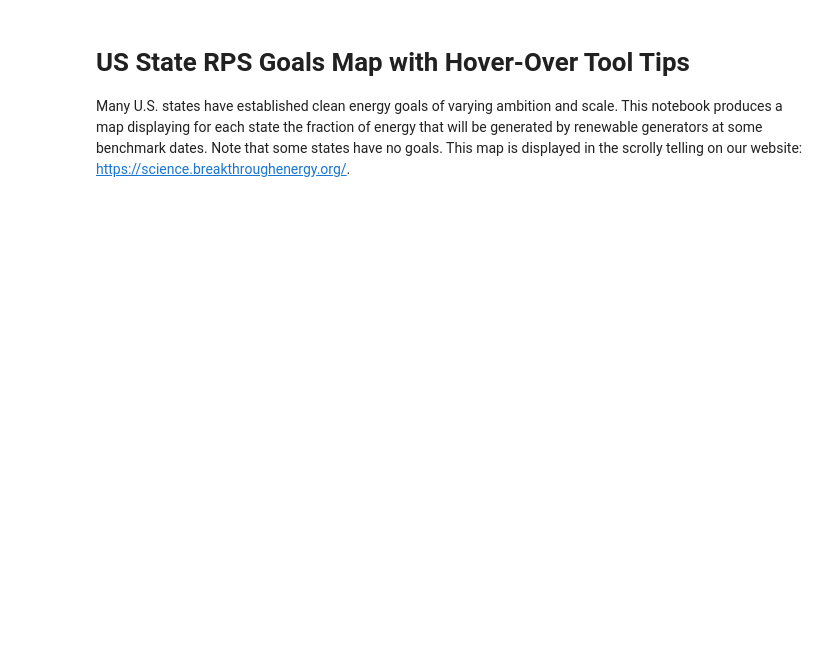
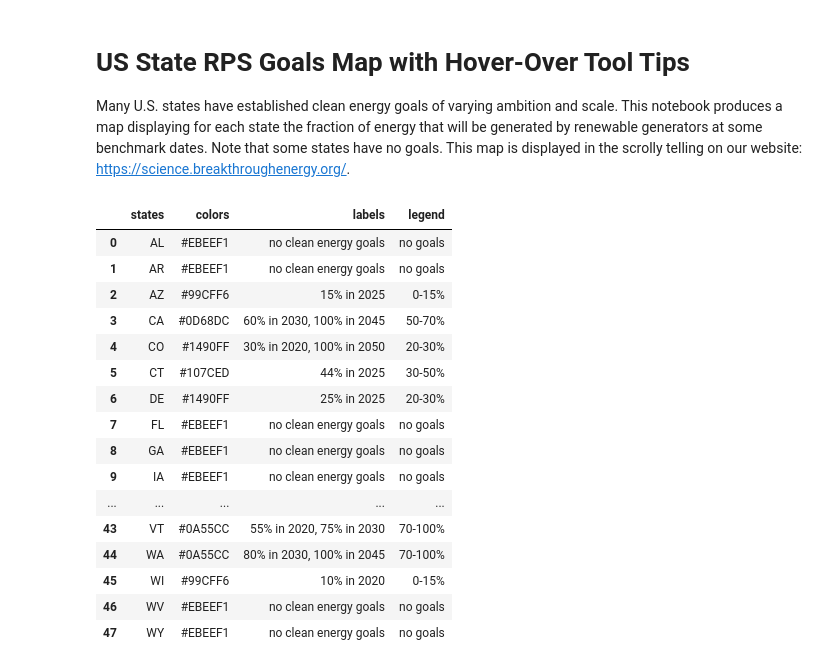
Before and after one commit to Breakthrough-Energy/PostREISE, a Jupyter notebook: postreise/plot/demo/state_goals_map_demo.ipynb, the cells around one changed output. Drawn from its saved outputs; the diff is of its cells as text; code cells hidden in the pictures; blank space fills up the shorter version.

Commit message:
refator: update state goals map notebook

```diff
--- a/postreise/plot/demo/state_goals_map_demo.ipynb
+++ b/postreise/plot/demo/state_goals_map_demo.ipynb
@@ -11,6 +9,4 @@ import pandas as pd
 # %%
-#prepare data for mapping
-
 rps_states = (
     "AL", "AR", "AZ", "CA", "CO",
     "CT", "DE", "FL","GA", "IA",
@@ -24,7 +20,7 @@ rps_states = (
     "WI", "WV","WY"
 )
 
-color_list = (
+rps_colors = (
     "#EBEEF1","#EBEEF1","#99CFF6","#0D68DC","#1490FF",
     "#107CED","#1490FF","#EBEEF1","#EBEEF1", "#EBEEF1",
     "#EBEEF1","#1490FF","#99CFF6","#47AFFB","#EBEEF1",
@@ -37,7 +33,7 @@ color_list = (
     "#99CFF6","#EBEEF1","#EBEEF1",
 )
 
-label_list = (
+rps_labels = (
     "no clean energy goals", "no clean energy goals",  "15% in 2025",
     "60% in 2030, 100% in 2045", "30% in 2020, 100% in 2050",
     "44% in 2025","25% in 2025","no clean energy goals", "no clean energy goals", "no clean energy goals",
@@ -56,10 +52,6 @@ label_list = (
     "15% in 2025","55% in 2020, 75% in 2030", "80% in 2030, 100% in 2045",
     "10% in 2020", "no clean energy goals", "no clean energy goals",
 )
-
-data = {"State": rps_states, "Color": color_list, "Label": label_list}
-
-df = pd.DataFrame (data, columns=["State", "Color", "Label"])
 # %%
 legend_colors = [
     "#EBEEF1",
@@ -79,5 +71,4 @@ legend_labels = [
     "50-70%",
     "70-100%",
 ]
-
-df_leg = pd.DataFrame({"Color": legend_colors, "Label": legend_labels})
+color2legend = {c: l for c, l in zip(legend_colors, legend_labels)}
@@ -105,0 +75,25 @@ show(goals_demo)
+# %%
+df = pd.DataFrame({"states": rps_states,
+                   "colors": rps_colors,
+                   "labels": rps_labels})
+df["legend"] = [color2legend[c] for c in df["colors"]]
+# %%
+df
+# %% [output]
+|  | states | colors | labels | legend |
+| 0 | AL | #EBEEF1 | no clean energy goals | no goals |
+| 1 | AR | #EBEEF1 | no clean energy goals | no goals |
+| 2 | AZ | #99CFF6 | 15% in 2025 | 0-15% |
+| 3 | CA | #0D68DC | 60% in 2030, 100% in 2045 | 50-70% |
+| 4 | CO | #1490FF | 30% in 2020, 100% in 2050 | 20-30% |
+| 5 | CT | #107CED | 44% in 2025 | 30-50% |
+| 6 | DE | #1490FF | 25% in 2025 | 20-30% |
+| 7 | FL | #EBEEF1 | no clean energy goals | no goals |
+| 8 | GA | #EBEEF1 | no clean energy goals | no goals |
+| 9 | IA | #EBEEF1 | no clean energy goals | no goals |
+| ... | ... | ... | ... | ... |
+| 43 | VT | #0A55CC | 55% in 2020, 75% in 2030 | 70-100% |
+| 44 | WA | #0A55CC | 80% in 2030, 100% in 2045 | 70-100% |
+| 45 | WI | #99CFF6 | 10% in 2020 | 0-15% |
+| 46 | WV | #EBEEF1 | no clean energy goals | no goals |
+| 47 | WY | #EBEEF1 | no clean energy goals | no goals |
```
Also changed, not shown: parts of 5 cells of this notebook.
